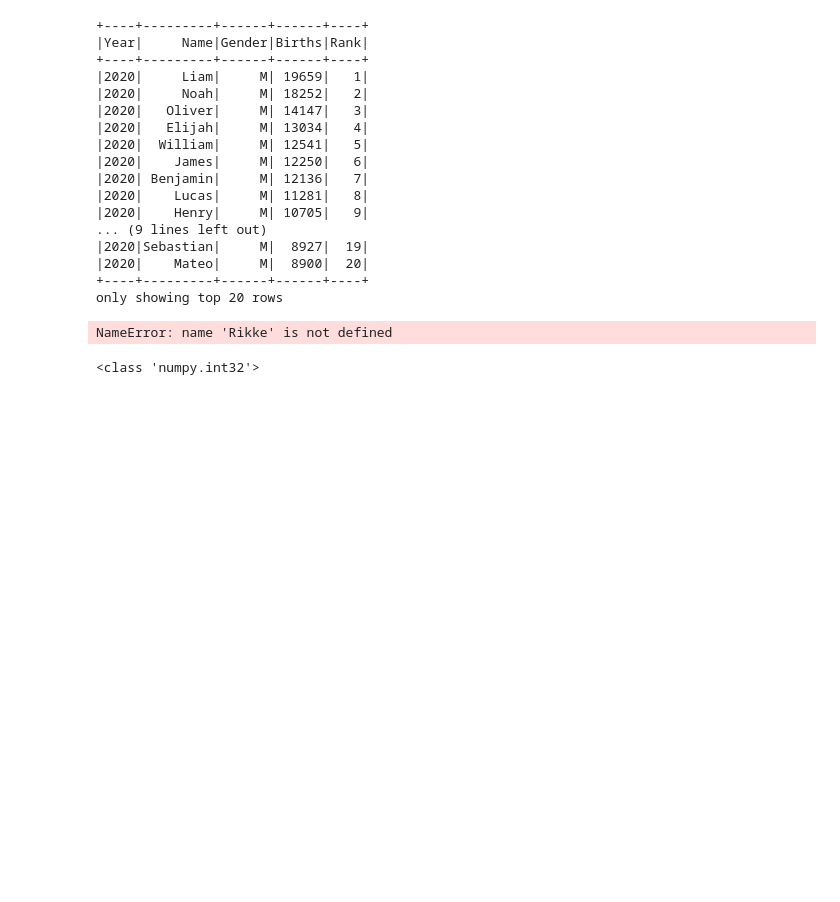
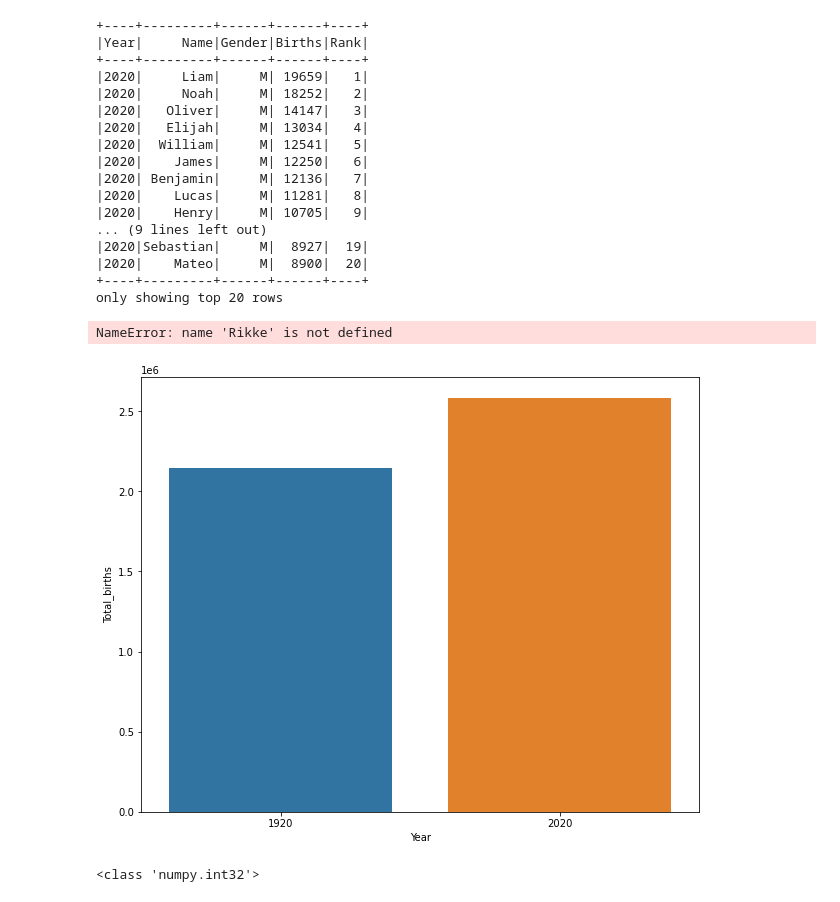
Before and after one commit to rnygar20/BDS-miniproject1, a Jupyter notebook: BDS-miniproject-code.ipynb, the cells around one changed output. Cells and saved outputs as stored; diff of their text form; code cells hidden in the pictures; blank space fills up the shorter version.

```diff
--- a/BDS-miniproject-code.ipynb
+++ b/BDS-miniproject-code.ipynb
@@ -31,6 +31,18 @@ only showing top 20 rows
 NameError: name 'Rikke' is not defined
 # %%
 # Richard
+import matplotlib.pyplot as plt
+import seaborn as sns
+df1 = df.select(['Year','Births']).filter(df.Year == 2020) #Evt. navn i stedet for year
+df2 = df.select(['Year','Births']).filter(df.Year == 1920)
+df1 = df1.groupby('Year').agg(F.sum('Births').alias('Total_births'))
+df2 = df2.groupby('Year').agg(F.sum('Births').alias('Total_births'))
+
+dataf = df1.union(df2).toPandas()
+fig = plt.figure(figsize=(10, 8))
+ax = sns.barplot(x="Year", y="Total_births", data=dataf)
+# %% [output]
+[figure, added]
 # %%
 # Kristoffer
 # %%
```
